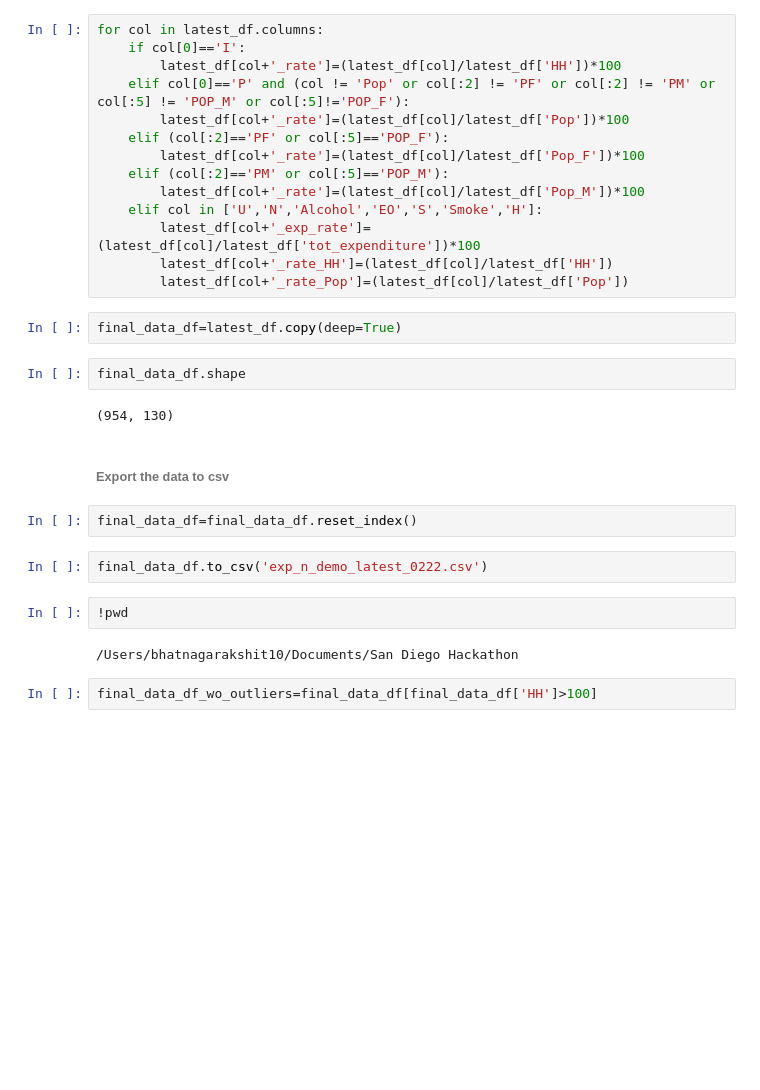
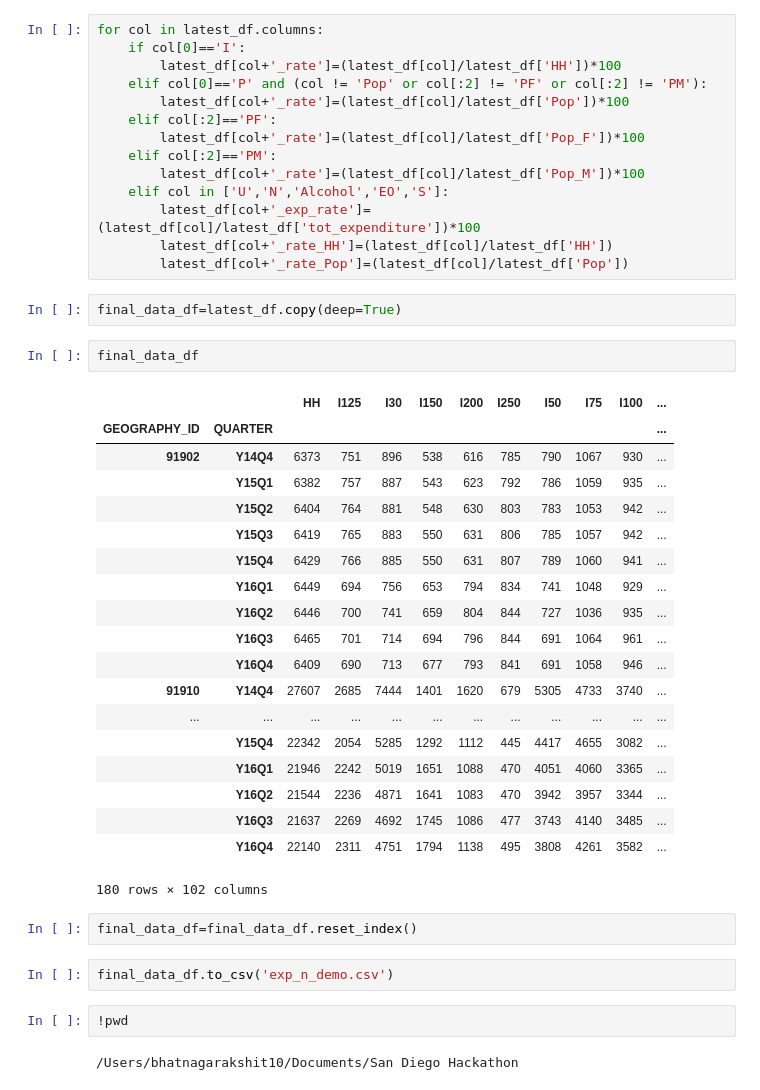
Before and after one commit to sandiegohearts/sandiegohearts.github.io, a Jupyter notebook: Data_Organizer.ipynb, the cells around one changed output. Drawn from its saved outputs; the diff is of its cells as text; blank space fills up the shorter version.

```diff
--- a/Data_Organizer.ipynb
+++ b/Data_Organizer.ipynb
@@ -305,31 +252,45 @@ latest_df
 for col in latest_df.columns:
     if col[0]=='I':
         latest_df[col+'_rate']=(latest_df[col]/latest_df['HH'])*100
-    elif col[0]=='P' and (col != 'Pop' or col[:2] != 'PF' or col[:2] != 'PM' or col[:5] != 'POP_M' or col[:5]!='POP_F'):
+    elif col[0]=='P' and (col != 'Pop' or col[:2] != 'PF' or col[:2] != 'PM'):
         latest_df[col+'_rate']=(latest_df[col]/latest_df['Pop'])*100
-    elif (col[:2]=='PF' or col[:5]=='POP_F'):
+    elif col[:2]=='PF':
         latest_df[col+'_rate']=(latest_df[col]/latest_df['Pop_F'])*100
-    elif (col[:2]=='PM' or col[:5]=='POP_M'):
+    elif col[:2]=='PM':
         latest_df[col+'_rate']=(latest_df[col]/latest_df['Pop_M'])*100
-    elif col in ['U','N','Alcohol','EO','S','Smoke','H']:
+    elif col in ['U','N','Alcohol','EO','S']:
         latest_df[col+'_exp_rate']=(latest_df[col]/latest_df['tot_expenditure'])*100
         latest_df[col+'_rate_HH']=(latest_df[col]/latest_df['HH'])
         latest_df[col+'_rate_Pop']=(latest_df[col]/latest_df['Pop'])
 # %%
 final_data_df=latest_df.copy(deep=True)
 # %%
-final_data_df.shape
+final_data_df
 # %% [output]
+|  |  | HH | I125 | I30 | I150 | I200 | I250 | I50 | I75 | I100 | ... |
+| GEOGRAPHY_ID | QUARTER |  |  |  |  |  |  |  |  |  | ... |
+| 91902 | Y14Q4 | 6373 | 751 | 896 | 538 | 616 | 785 | 790 | 1067 | 930 | ... |
+|  | Y15Q1 | 6382 | 757 | 887 | 543 | 623 | 792 | 786 | 1059 | 935 | ... |
+|  | Y15Q2 | 6404 | 764 | 881 | 548 | 630 | 803 | 783 | 1053 | 942 | ... |
+|  | Y15Q3 | 6419 | 765 | 883 | 550 | 631 | 806 | 785 | 1057 | 942 | ... |
+|  | Y15Q4 | 6429 | 766 | 885 | 550 | 631 | 807 | 789 | 1060 | 941 | ... |
+|  | Y16Q1 | 6449 | 694 | 756 | 653 | 794 | 834 | 741 | 1048 | 929 | ... |
+|  | Y16Q2 | 6446 | 700 | 741 | 659 | 804 | 844 | 727 | 1036 | 935 | ... |
+|  | Y16Q3 | 6465 | 701 | 714 | 694 | 796 | 844 | 691 | 1064 | 961 | ... |
+|  | Y16Q4 | 6409 | 690 | 713 | 677 | 793 | 841 | 691 | 1058 | 946 | ... |
+| 91910 | Y14Q4 | 27607 | 2685 | 7444 | 1401 | 1620 | 679 | 5305 | 4733 | 3740 | ... |
+| ... | ... | ... | ... | ... | ... | ... | ... | ... | ... | ... | ... |
+|  | Y15Q4 | 22342 | 2054 | 5285 | 1292 | 1112 | 445 | 4417 | 4655 | 3082 | ... |
+|  | Y16Q1 | 21946 | 2242 | 5019 | 1651 | 1088 | 470 | 4051 | 4060 | 3365 | ... |
+|  | Y16Q2 | 21544 | 2236 | 4871 | 1641 | 1083 | 470 | 3942 | 3957 | 3344 | ... |
+|  | Y16Q3 | 21637 | 2269 | 4692 | 1745 | 1086 | 477 | 3743 | 4140 | 3485 | ... |
+|  | Y16Q4 | 22140 | 2311 | 4751 | 1794 | 1138 | 495 | 3808 | 4261 | 3582 | ... |
-(954, 130)
+180 rows × 102 columns
-# %% [markdown]
-###### Export the data to csv
 # %%
 final_data_df=final_data_df.reset_index()
 # %%
-final_data_df.to_csv('exp_n_demo_latest_0222.csv')
+final_data_df.to_csv('exp_n_demo.csv')
 # %%
 !pwd
 # %% [output]
 /Users/bhatnagarakshit10/Documents/San Diego Hackathon
-# %%
-final_data_df_wo_outliers=final_data_df[final_data_df['HH']>100]
```
Also changed, not shown: parts of 73 cells of this notebook, 45 other files.
